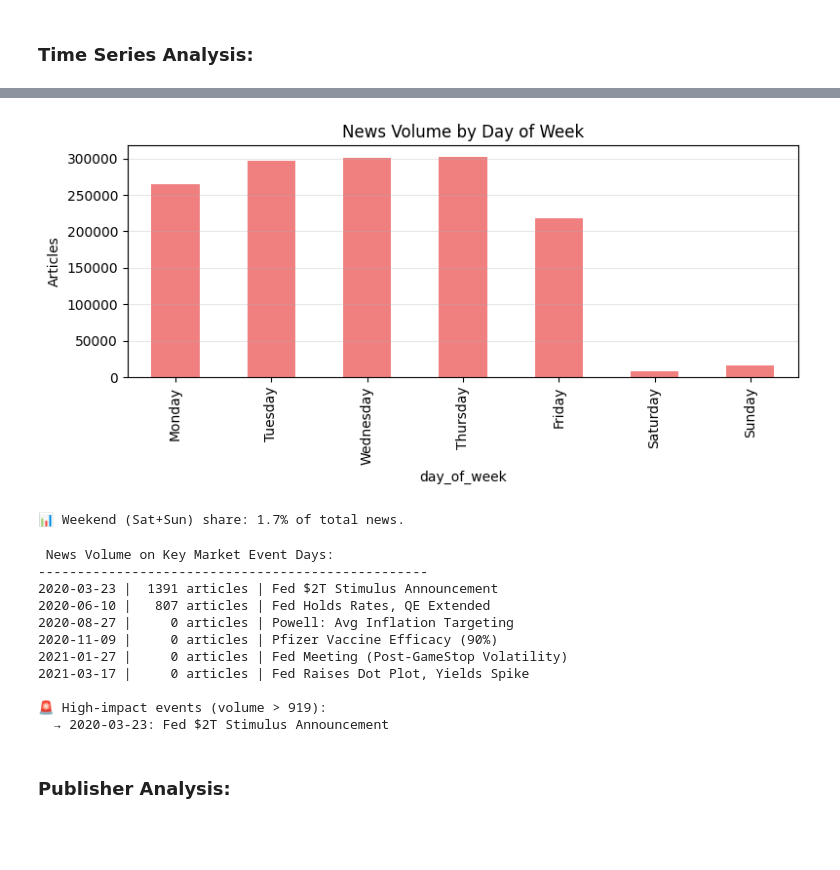
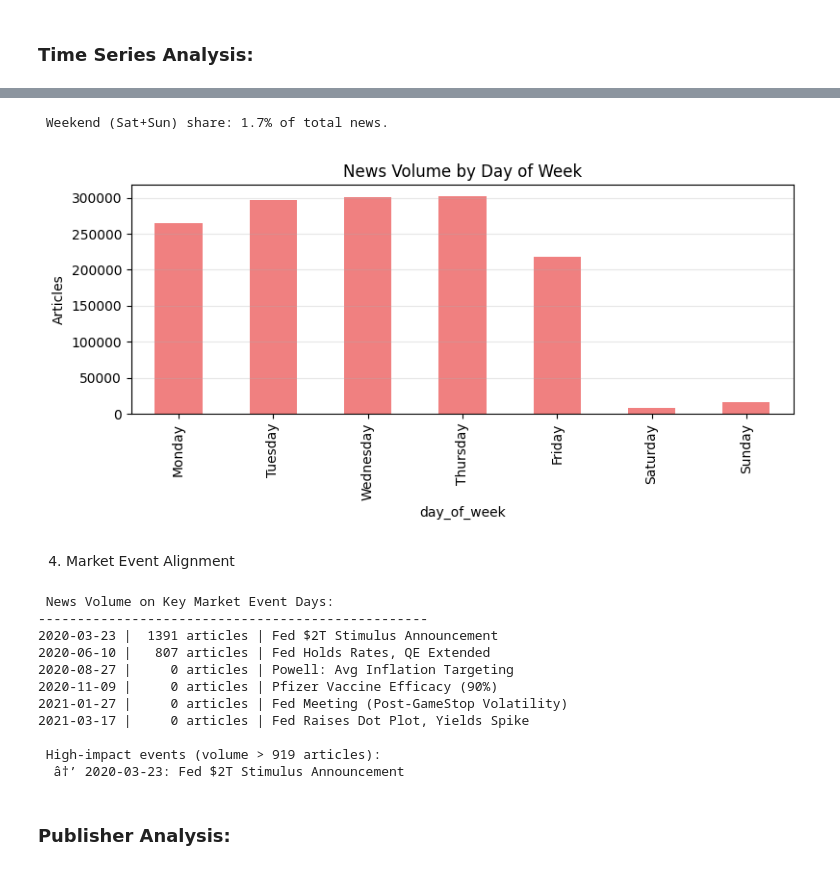
Before and after one commit to muhajirhualis/KAIM_Week1, a Jupyter notebook: notebooks/eda_notebook.ipynb, the cells around one changed output, grey strips where cells are left out. Drawn from its saved outputs; the diff is of its cells as text; code cells hidden in the pictures; blank space fills up the shorter version.

```diff
--- a/notebooks/eda_notebook.ipynb
+++ b/notebooks/eda_notebook.ipynb
@@ -34,0 +27,6 @@ news_df.head()
+# %%
+DATA_PATH = "../data/newsData/raw_analyst_ratings.csv"
+loader = DataLoader(DATA_PATH)
+df = loader.load_news_data()
+print("Rows:", len(df))
+df.head(5)
@@ -138,2 +154,6 @@ Frequent bigrams: “price target raised”, “analyst upgrades stock”, “q3
 # %% [markdown]
 ### Time Series Analysis:
+# %%
+# Instantiate the class once
+ts_analyzer = EDA_TimeSeries(df)
+print("EDA_TimeSeries analyzer instantiated.")
@@ -176,14 +192,16 @@ dtype: int64
 # %%
-# Weekday pattern
-from scripts.eda_time_series import  weekday_analysis
-weekday_analysis(news_df)
+ts_analyzer.weekday_analysis()
+
+# Display saved plots in the notebook
+display(Image(filename="reports/figures/weekday_analysis.png"))
 # %% [output]
+ Weekend (Sat+Sun) share: 1.7% of total news.
-[figure, old version]
+[figure, new version]
-📊 Weekend (Sat+Sun) share: 1.7% of total news.
+# %% [markdown]
+4. Market Event Alignment
 # %%
-# News Volume on Key Market Event Days
-from scripts.eda_time_series import align_with_market_events
-event_map = align_with_market_events(news_df)
+# Are there spikes in article publications related to specific market events?
+event_map = ts_analyzer.align_with_market_events()
 # %% [output]
  News Volume on Key Market Event Days:
 --------------------------------------------------
@@ -194,7 +212,7 @@ event_map = align_with_market_events(news_df)
 2021-01-27 |     0 articles | Fed Meeting (Post-GameStop Volatility)
 2021-03-17 |     0 articles | Fed Raises Dot Plot, Yields Spike
 
-🚨 High-impact events (volume > 919):
-  → 2020-03-23: Fed $2T Stimulus Announcement
+ High-impact events (volume > 919 articles):
+  â†’ 2020-03-23: Fed $2T Stimulus Announcement
 # %% [markdown]
 ### Publisher Analysis:
```
Also changed, not shown: parts of 31 cells of this notebook, 23 other files.
